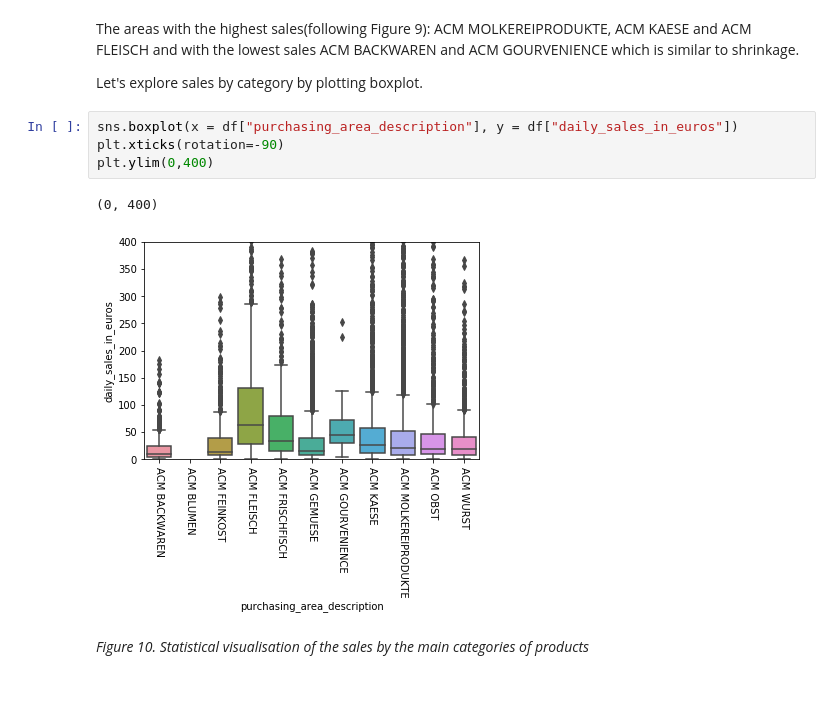
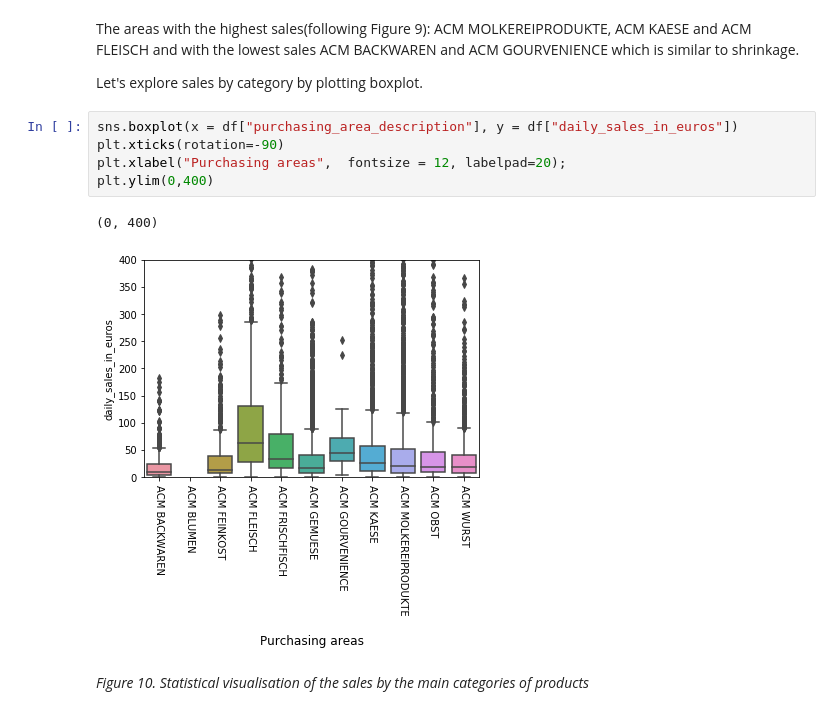
Before and after one commit to irina-baeva/retail-ds-project, a Jupyter notebook: metro_project_irina_baeva-v1.ipynb, the cells around one changed output. Drawn from its saved outputs; the diff is of its cells as text.

```diff
--- a/metro_project_irina_baeva-v1.ipynb
+++ b/metro_project_irina_baeva-v1.ipynb
@@ -706,10 +706,11 @@ Let's explore sales by category by plotting boxplot.
 # %%
 sns.boxplot(x = df["purchasing_area_description"], y = df["daily_sales_in_euros"])
 plt.xticks(rotation=-90)
+plt.xlabel("Purchasing areas",  fontsize = 12, labelpad=20);
 plt.ylim(0,400)
 # %% [output]
 (0, 400)
-[figure, old version]
+[figure, new version]
 # %% [markdown]
 *Figure 10. Statistical visualisation of the sales by the main categories of products*
 # %% [markdown]
```
Also changed, not shown: parts of 8 cells of this notebook.
